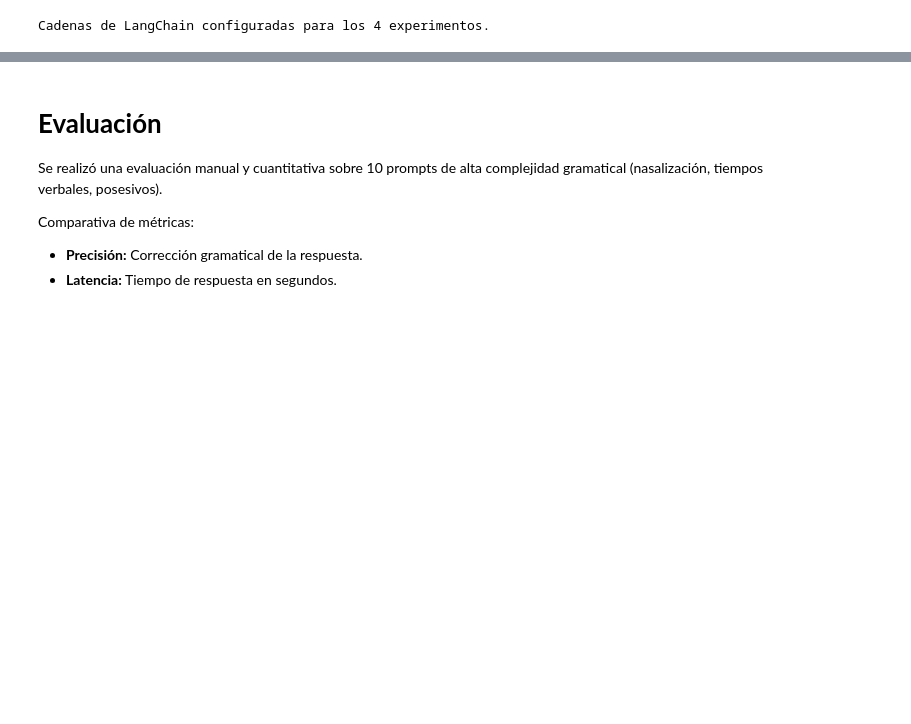
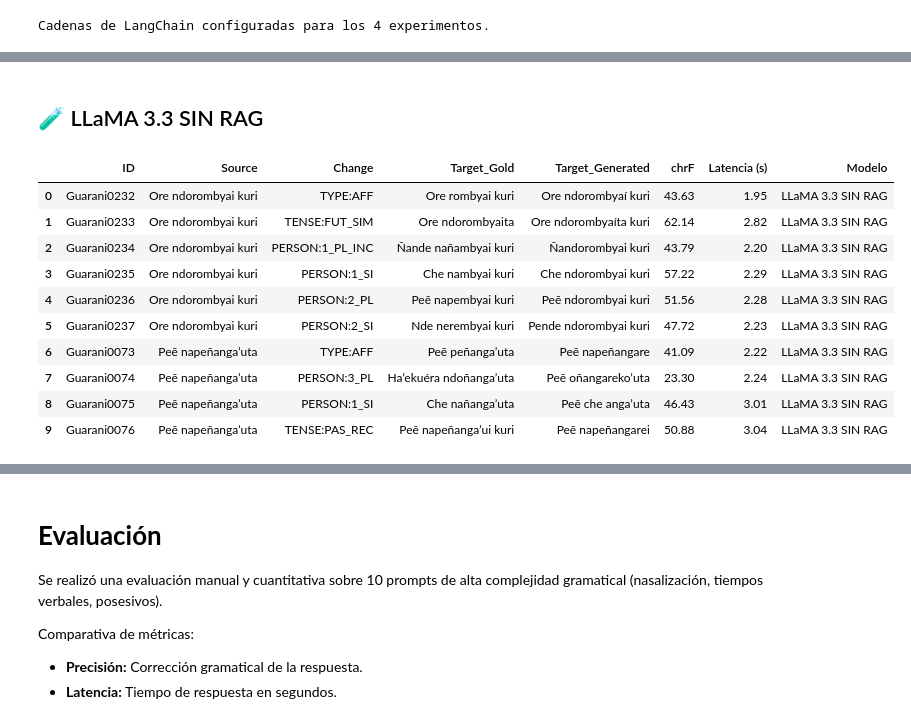
Before and after one commit to onolf/guarani-rag-2025, a Jupyter notebook: guarani_pln_2025.ipynb, the cells around one changed output, grey strips where cells are left out. Drawn from its saved outputs; the diff is of its cells as text; code cells hidden in the pictures; blank space fills up the shorter version.

```diff
--- a/guarani_pln_2025.ipynb
+++ b/guarani_pln_2025.ipynb
@@ -236,12 +227,15 @@ GENERACIÓN (Simulada): El sistema RAG utiliza el contexto para aplicar el sufij
 # %% [markdown]
 # Evaluación Cuantitativa
 # %%
+from google.colab import userdata
+
 # =================================================================
-# 5.1 Configuración de Modelos y Cadenas de Prueba
+# Configuración de Modelos y Cadenas de Prueba
 # =================================================================
 
 # --- Claves y Rutas ---
-OPENROUTER_API_KEY = userdata.get("OPENROUTER_API_KEY") # Get API key from Colab secrets
+OPENROUTER_API_KEY_1 = userdata.get("OPENROUTER_API_KEY_1") # Get API key from Colab secrets
+OPENROUTER_API_KEY_2 = userdata.get("OPENROUTER_API_KEY_2")
 VECTORSTORE_PATH = "vectorstore/guarani_faiss_db"
 
 # --- 1. Definición de LLMs (Vía OpenRouter) ---
@@ -249,7 +243,7 @@ VECTORSTORE_PATH = "vectorstore/guarani_faiss_db"
 # Modelo A: Llama 3.3 (Grande y Capaz)
 llm_llama = ChatOpenAI(
     model="meta-llama/llama-3.3-70b-instruct:free",
-    openai_api_key=OPENROUTER_API_KEY,
+    openai_api_key=OPENROUTER_API_KEY_1,
     openai_api_base="https://openrouter.ai/api/v1",
     temperature=0.3, # Baja temperatura para precisión
     max_tokens=256,
@@ -258,7 +252,7 @@ llm_llama = ChatOpenAI(
 # Modelo B: Gemma 3 (Familia Google, buena para Transfer Learning)
 llm_gemma = ChatOpenAI(
     model="google/gemma-3-27b-it:free",
-    openai_api_key=OPENROUTER_API_KEY,
+    openai_api_key=OPENROUTER_API_KEY_2,
     openai_api_base="https://openrouter.ai/api/v1",
     temperature=0.3,
     max_tokens=256,
@@ -440,0 +354,19 @@ Tabla detallada de resultados (Todos los experimentos):
+# %%
+# =================================================================
+# Cargar dataset AmericasNLP (solo 10 ejemplos representativos)
+# =================================================================
+
+import requests
+import pandas as pd
+import time
+from io import StringIO
+
+AMERICASNLP_URL = "https://raw.githubusercontent.com/AmericasNLP/americasnlp2025/main/ST2_EducationalMaterials/data/guarani-dev.tsv"
+
+response = requests.get(AMERICASNLP_URL)
+df_eval_full = pd.read_csv(StringIO(response.text), sep="\t")
+
+# Tomamos SOLO los primeros 10 ejemplos
+df_eval = df_eval_full.head(10).reset_index(drop=True)
+
+df_eval
@@ -440,0 +427,23 @@ Tabla detallada de resultados (Todos los experimentos):
+# %% [markdown]
+## 🧪 LLaMA 3.3 SIN RAG
+# %%
+df_llama_no_rag = run_test_chrF(
+    chains["Llama_NoRAG"],
+    "LLaMA 3.3 SIN RAG",
+    df_eval
+)
+
+from IPython.display import display
+display(df_llama_no_rag)
+# %% [output]
+|  | ID | Source | Change | Target_Gold | Target_Generated | chrF | Latencia (s) | Modelo |
+| 0 | Guarani0232 | Ore ndorombyai kuri | TYPE:AFF | Ore rombyai kuri | Ore ndorombyaí kuri | 43.63 | 1.95 | LLaMA 3.3 SIN RAG |
+| 1 | Guarani0233 | Ore ndorombyai kuri | TENSE:FUT_SIM | Ore ndorombyaita | Ore ndorombyaíta kuri | 62.14 | 2.82 | LLaMA 3.3 SIN RAG |
+| 2 | Guarani0234 | Ore ndorombyai kuri | PERSON:1_PL_INC | Ñande nañambyai kuri | Ñandorombyai kuri | 43.79 | 2.20 | LLaMA 3.3 SIN RAG |
+| 3 | Guarani0235 | Ore ndorombyai kuri | PERSON:1_SI | Che nambyai kuri | Che ndorombyai kuri | 57.22 | 2.29 | LLaMA 3.3 SIN RAG |
+| 4 | Guarani0236 | Ore ndorombyai kuri | PERSON:2_PL | Peẽ napembyai kuri | Peẽ ndorombyai kuri | 51.56 | 2.28 | LLaMA 3.3 SIN RAG |
+| 5 | Guarani0237 | Ore ndorombyai kuri | PERSON:2_SI | Nde nerembyai kuri | Pende ndorombyai kuri | 47.72 | 2.23 | LLaMA 3.3 SIN RAG |
+| 6 | Guarani0073 | Peẽ napeñanga’uta | TYPE:AFF | Peẽ peñanga’uta | Peẽ napeñangare | 41.09 | 2.22 | LLaMA 3.3 SIN RAG |
+| 7 | Guarani0074 | Peẽ napeñanga’uta | PERSON:3_PL | Ha’ekuéra ndoñanga’uta | Peẽ oñangareko’uta | 23.30 | 2.24 | LLaMA 3.3 SIN RAG |
+| 8 | Guarani0075 | Peẽ napeñanga’uta | PERSON:1_SI | Che nañanga’uta | Peẽ che anga’uta | 46.43 | 3.01 | LLaMA 3.3 SIN RAG |
+| 9 | Guarani0076 | Peẽ napeñanga’uta | TENSE:PAS_REC | Peẽ napeñanga’ui kuri | Peẽ napeñangarei | 50.88 | 3.04 | LLaMA 3.3 SIN RAG |
```
Also changed, not shown: parts of 41 cells of this notebook, 2 other files.
